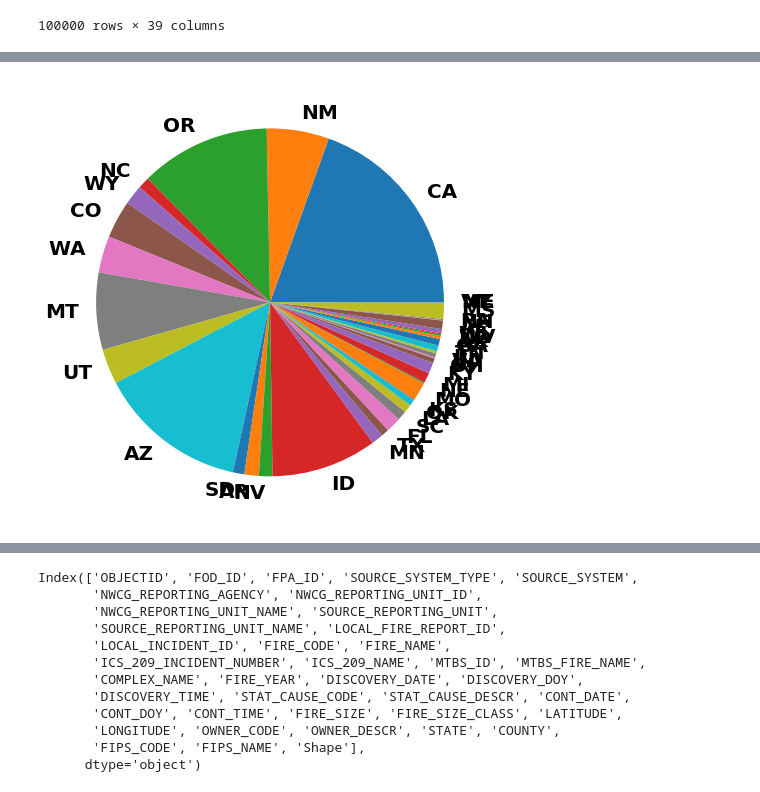
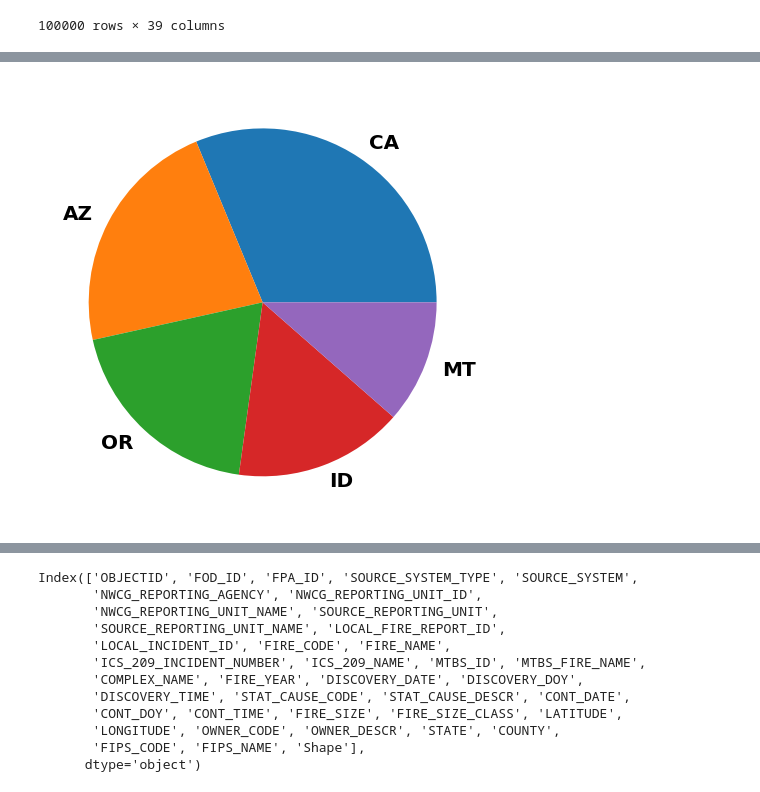
Before and after one commit to MixMaster1/U.S.-WildFires, a Jupyter notebook: Modeling and EDA.ipynb, the cells around one changed output, grey strips where cells are left out. Cells and saved outputs as stored; diff of their text form; code cells hidden in the pictures.

```diff
--- a/Modeling and EDA.ipynb
+++ b/Modeling and EDA.ipynb
@@ -280,0 +226,3 @@ state_fires
+# %%
+states = pd.DataFrame(state_fires.items(), columns = ['States', 'count'])
+states.head()
@@ -280,0 +238,3 @@ state_fires
+# %%
+states_top_five = states.sort_values(['count'], ascending=False)[0:5]
+states_top_five
@@ -281,17 +248,17 @@ state_fires
 # %%
 v = state_fires.values()
 k = state_fires.keys()
 f = [float(x) for x in v]
 font = {'family' : 'DejaVu Sans',
         'weight' : 'bold',
         'size'   : 22}
 
 plt.rc('font', **font)
 plt.figure(figsize=(12,8))
 plt.rc('xtick', labelsize=20)
 plt.rc('ytick', labelsize=20)
-plt.pie(f, labels =k, autopct=None)
+plt.pie(states_top_five['count'], labels =states_top_five['States'], autopct=None)
 
 plt.show()
 # %% [output]
-[figure, old version]
+[figure, new version]
```
Also changed, not shown: parts of 92 cells of this notebook, 3 other files.
